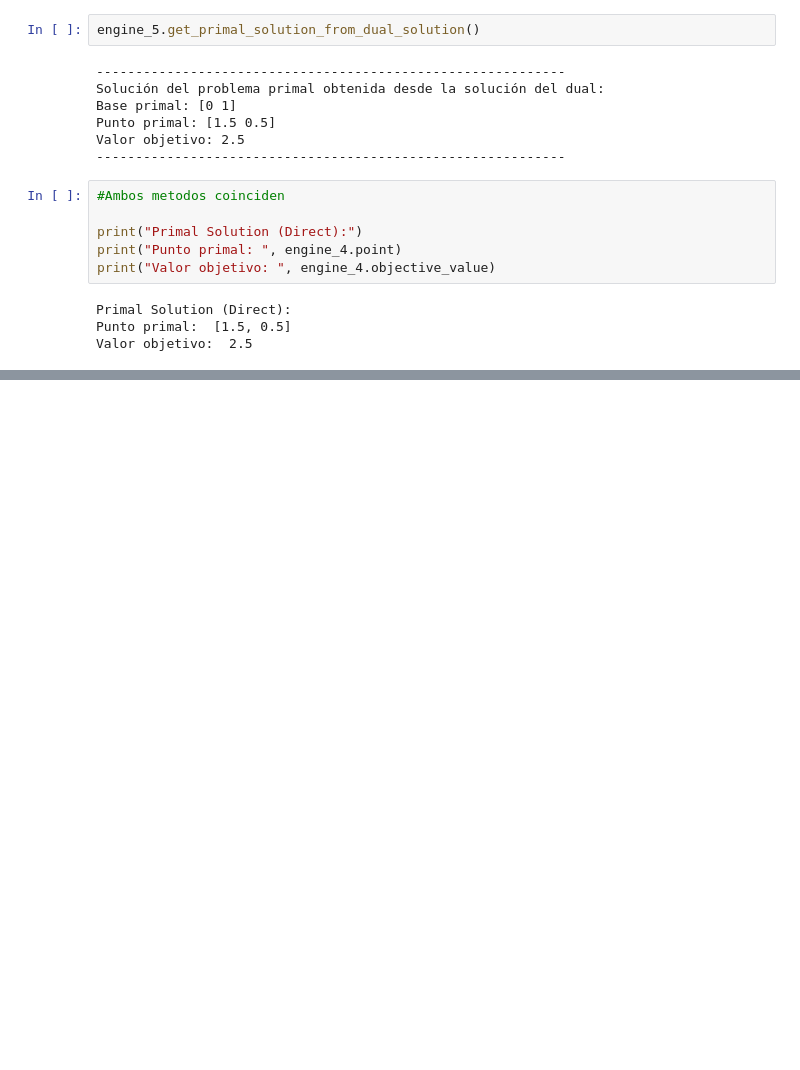
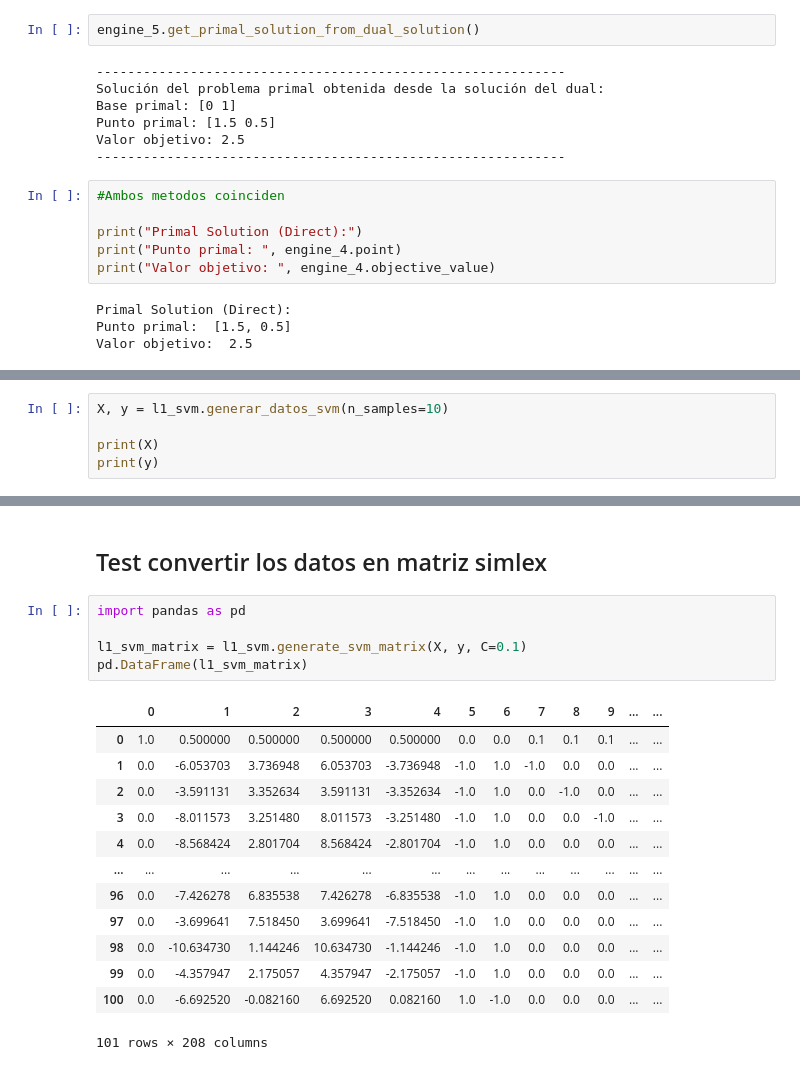
Before and after one commit to JaJeJoTor/io-practica1, a Jupyter notebook: tests_parte_1.ipynb, the cells around one changed output, grey strips where cells are left out. Saved outputs shown, nothing was run; the diff lists cells and outputs as text; blank space fills up the shorter version.

```diff
--- a/tests_parte_1.ipynb
+++ b/tests_parte_1.ipynb
@@ -279,0 +251,5 @@ array([[ 4.6040528 ,  3.53781334],
+# %%
+X, y = l1_svm.generar_datos_svm(n_samples=10)
+
+print(X)
+print(y)
@@ -279,0 +268,21 @@ array([[ 4.6040528 ,  3.53781334],
+# %% [markdown]
+## Test convertir los datos en matriz simlex
+# %%
+import pandas as pd
+
+l1_svm_matrix = l1_svm.generate_svm_matrix(X, y, C=0.1)
+pd.DataFrame(l1_svm_matrix)
+# %% [output]
+|  | 0 | 1 | 2 | 3 | 4 | 5 | 6 | 7 | 8 | 9 | ... | ... |
+| 0 | 1.0 | 0.500000 | 0.500000 | 0.500000 | 0.500000 | 0.0 | 0.0 | 0.1 | 0.1 | 0.1 | ... | ... |
+| 1 | 0.0 | -6.053703 | 3.736948 | 6.053703 | -3.736948 | -1.0 | 1.0 | -1.0 | 0.0 | 0.0 | ... | ... |
+| 2 | 0.0 | -3.591131 | 3.352634 | 3.591131 | -3.352634 | -1.0 | 1.0 | 0.0 | -1.0 | 0.0 | ... | ... |
+| 3 | 0.0 | -8.011573 | 3.251480 | 8.011573 | -3.251480 | -1.0 | 1.0 | 0.0 | 0.0 | -1.0 | ... | ... |
+| 4 | 0.0 | -8.568424 | 2.801704 | 8.568424 | -2.801704 | -1.0 | 1.0 | 0.0 | 0.0 | 0.0 | ... | ... |
+| ... | ... | ... | ... | ... | ... | ... | ... | ... | ... | ... | ... | ... |
+| 96 | 0.0 | -7.426278 | 6.835538 | 7.426278 | -6.835538 | -1.0 | 1.0 | 0.0 | 0.0 | 0.0 | ... | ... |
+| 97 | 0.0 | -3.699641 | 7.518450 | 3.699641 | -7.518450 | -1.0 | 1.0 | 0.0 | 0.0 | 0.0 | ... | ... |
+| 98 | 0.0 | -10.634730 | 1.144246 | 10.634730 | -1.144246 | -1.0 | 1.0 | 0.0 | 0.0 | 0.0 | ... | ... |
+| 99 | 0.0 | -4.357947 | 2.175057 | 4.357947 | -2.175057 | -1.0 | 1.0 | 0.0 | 0.0 | 0.0 | ... | ... |
+| 100 | 0.0 | -6.692520 | -0.082160 | 6.692520 | 0.082160 | 1.0 | -1.0 | 0.0 | 0.0 | 0.0 | ... | ... |
+101 rows × 208 columns
```
Also changed, not shown: parts of 9 cells of this notebook, 3 other files.
